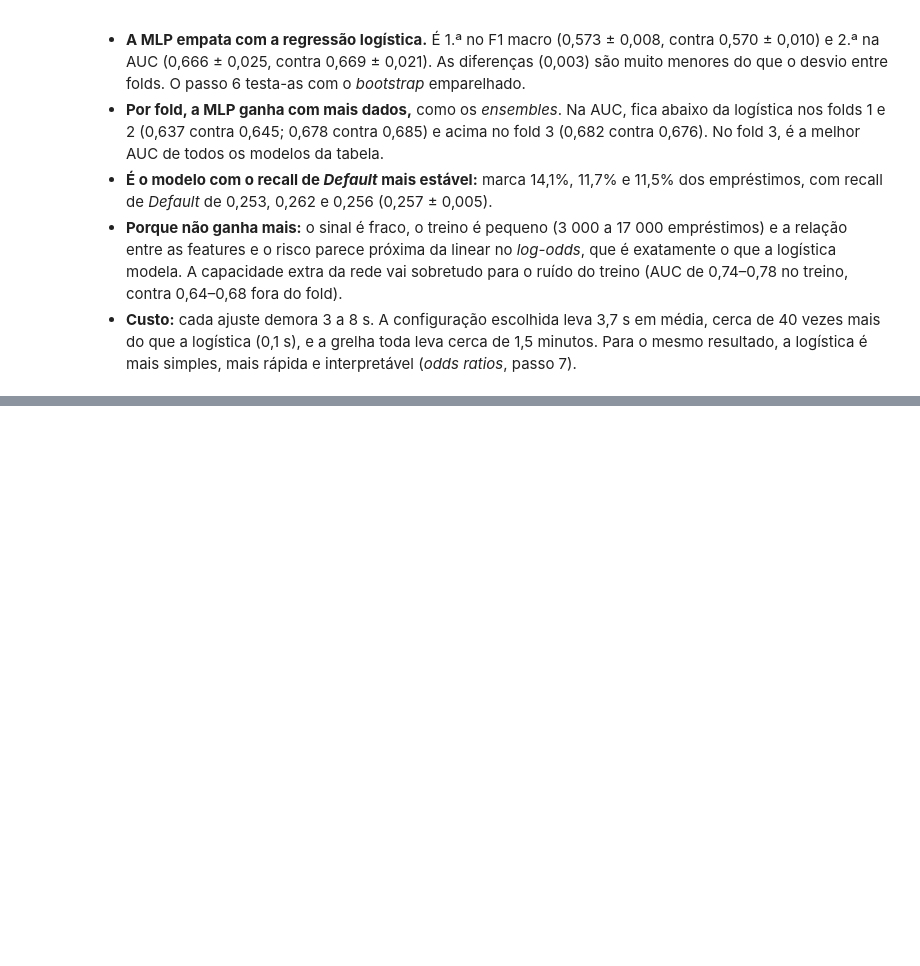
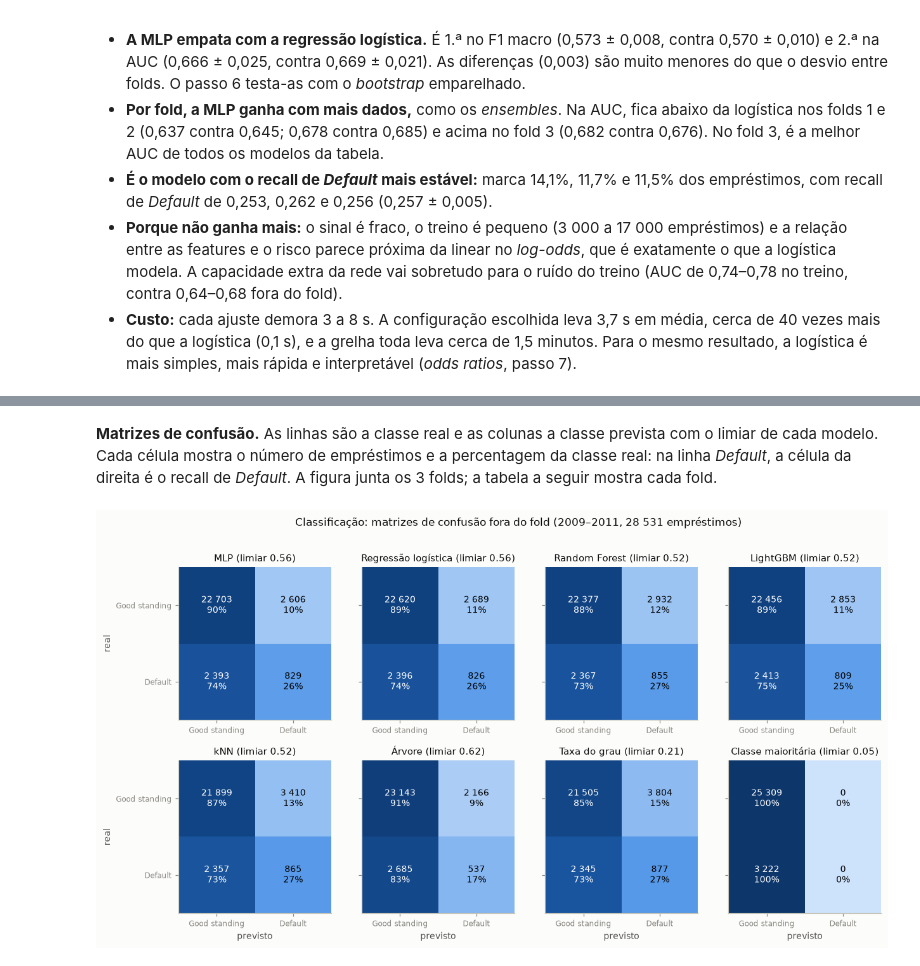
Before and after one commit to JoaoPSVieira/projeto-cd-lending-club, a Jupyter notebook: notebooks/04c_classificacao.ipynb, the cells around one changed output, grey strips where cells are left out. Saved outputs shown, nothing was run; the diff lists cells and outputs as text; code cells hidden in the pictures; blank space fills up the shorter version.

Commit message:
Classificação: comparação final, limiar e bootstrap emparelhado

```diff
--- a/notebooks/04c_classificacao.ipynb
+++ b/notebooks/04c_classificacao.ipynb
@@ -936,0 +1007,17 @@ runner.comparison_table()
+# %%
+# Otimismo do limiar: no fold k, o limiar escolhido só com as previsões dos folds anteriores,
+# contra o limiar escolhido com os 3 folds
+rows = []
+for model in order:
+    oof, threshold = chosen[model]["oof"], chosen[model]["threshold"]
+    row = {"modelo": model, "limiar (3 folds)": threshold}
+    for k in (2, 3):
+        past, current = oof[oof["fold"] < k], oof[oof["fold"] == k]
+        past_threshold, _ = best_threshold(past["y_true"], past["p_default"])
+        row[f"fold {k}: limiar dos anteriores"] = past_threshold
+        row[f"fold {k}: F1 macro"] = classification_metrics(
+            current["y_true"], current["p_default"], past_threshold)["f1_macro"]
+        row[f"fold {k}: F1 macro com o limiar dos 3"] = classification_metrics(
+            current["y_true"], current["p_default"], threshold)["f1_macro"]
+    rows.append(row)
+pd.DataFrame(rows).set_index("modelo").round(3)
@@ -936,0 +1035,30 @@ runner.comparison_table()
+# %% [markdown]
+**Matrizes de confusão.** As linhas são a classe real e as colunas a classe prevista com o limiar de cada modelo. Cada célula mostra o número de empréstimos e a percentagem da classe real: na linha *Default*, a célula da direita é o recall de *Default*. A figura junta os 3 folds; a tabela a seguir mostra cada fold.
+# %%
+# Matrizes de confusão das previsões fora do fold (3 folds juntos), com o limiar de cada modelo
+fig, axes = plt.subplots(2, 4, figsize=(13, 6.6))
+for ax, model in zip(axes.flat, order):
+    oof, threshold = chosen[model]["oof"], chosen[model]["threshold"]
+    matrix = confusion_table(oof["y_true"], labels_from_proba(oof["p_default"], threshold))
+    share = matrix.div(matrix.sum(axis=1), axis=0)
+    ax.imshow(share.to_numpy(), cmap=SEQUENTIAL_CMAP, vmin=0, vmax=1)
+    for i in range(2):
+        for j in range(2):
+            count = f"{matrix.iloc[i, j]:,}".replace(",", " ")
+            ax.text(j, i, f"{count}\n{share.iloc[i, j]:.0%}", ha="center", va="center",
+                    color="white" if share.iloc[i, j] > 0.6 else "black")
+    ax.set_xticks([0, 1], labels=["Good standing", "Default"])
+    ax.set_yticks([0, 1], labels=["Good standing", "Default"])
+    ax.grid(False)
+    ax.set_title(f"{model} (limiar {threshold:.2f})")
+for ax in axes[:, 0]:
+    ax.set_ylabel("real")
+for ax in axes[1, :]:
+    ax.set_xlabel("previsto")
+for ax in axes[:, 1:].flat:
+    ax.set_yticklabels([])
+fig.suptitle("Classificação: matrizes de confusão fora do fold (2009–2011, 28 531 empréstimos)")
+fig.savefig(config.FIGURES_DIR / "mod_cls_confusao.png")
+plt.show()
+# %% [output]
+[figure, added]
```
Also changed, not shown: parts of 11 cells of this notebook, 4 other files.
